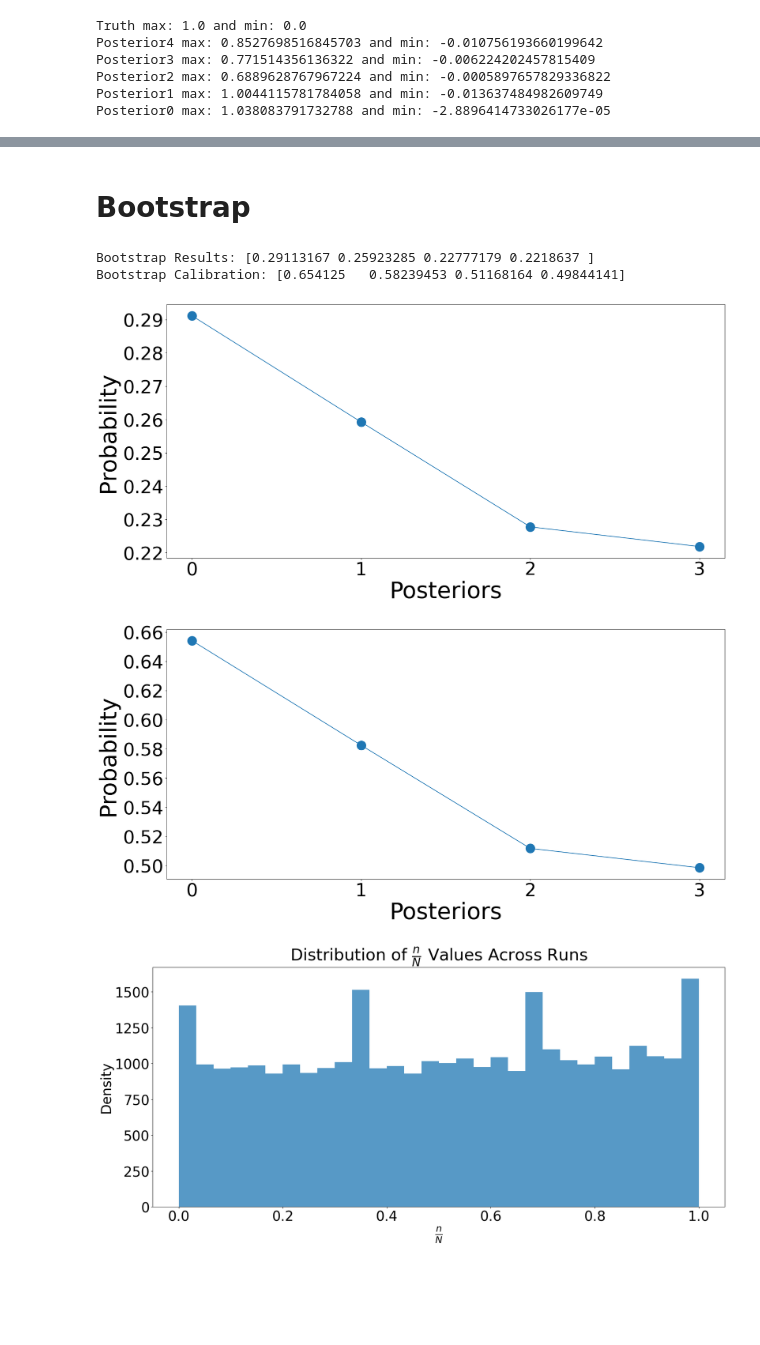
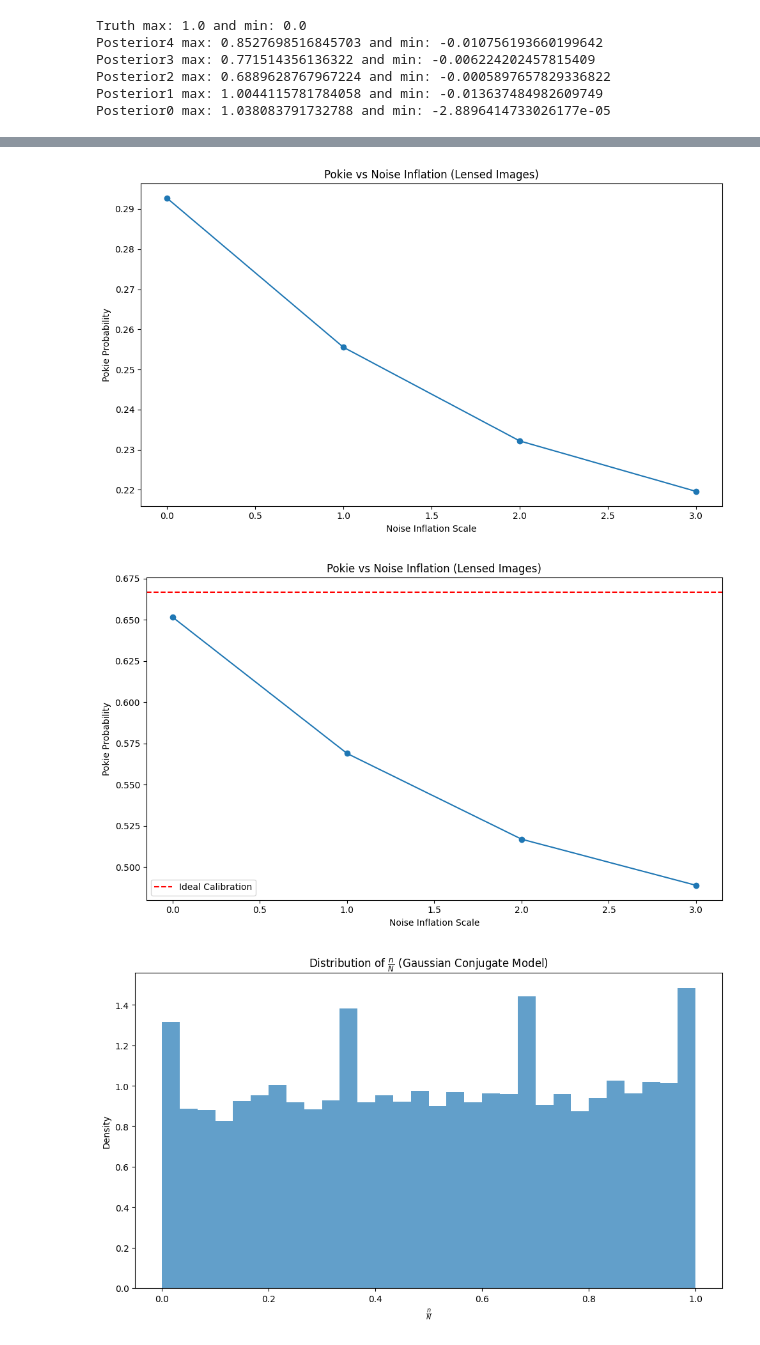
Before and after one commit to SammyS15/Pokie, a Jupyter notebook: notebook/Lensed_Images.ipynb, the cells around one changed output, grey strips where cells are left out. Saved outputs shown, nothing was run; the diff lists cells and outputs as text; code cells hidden in the pictures; blank space fills up the shorter version.

```diff
--- a/notebook/Lensed_Images.ipynb
+++ b/notebook/Lensed_Images.ipynb
@@ -145,7 +128,7 @@ Shape of Posterior: (4, 16, 64, 12288)
 # %%
 posterior = [posterior0_reshape, posterior1_reshape, posterior2_reshape, posterior3_reshape]
 posterior = np.array(posterior)
-results, calibrated, n_over_N_vals = pokie(truth, posterior, num_runs=100)
+results, calibrated, n_over_N_vals = pokie(truth, posterior, num_runs=200)
 print(f'Results: {results}')
 print(f'Calibration: {calibrated}')
 # %% [output]
@@ -162,37 +137,38 @@ plot_pokie(calibrated, name = '', title = 'Pokie_Lens_UnNormalized', folder = 'L
-# %% [markdown]
-# Bootstrap
-# %%
-posterior = [posterior0_reshape, posterior1_reshape, posterior2_reshape, posterior3_reshape]
-posterior = np.array(posterior)
-
-bootstrap_results, bootstrap_calibration, n_over_N_vals = pokie_bootstrap(truth, posterior, num_bootstrap=5)
-
-# Mean Across Columns
-bootstrap_results = np.mean(bootstrap_results, axis=0)
-# Mean Across Columns
-bootstrap_calibration = np.mean(bootstrap_calibration, axis=0)
-
-print(f'Bootstrap Results: {bootstrap_results}')
-print(f'Bootstrap Calibration: {bootstrap_calibration}')
-# %% [output]
-Bootstrap Results: [0.29113167 0.25923285 0.22777179 0.2218637 ]
-Bootstrap Calibration: [0.654125   0.58239453 0.51168164 0.49844141]
-# %%
-plot_pokie(bootstrap_results, name = '', title = 'Pokie_Bootstrap_Lens_Normalized', folder = 'Lensed_Images')
-# %% [output]
-[figure, removed]
-# %%
-plot_pokie(bootstrap_calibration, name = '', title = 'Pokie_Bootstrap_Lens_UnNormalized', folder = 'Lensed_Images')
-# %% [output]
-[figure, removed]
-# %%
-plt.figure(figsize=(20, 10))
-plt.hist(n_over_N_vals, bins=30, alpha=0.75)
-plt.title(r"Distribution of $\frac{n}{N}$ Values Across Runs")
-plt.xlabel(r"$\frac{n}{N}$")
-plt.ylabel("Density")
-plt.tight_layout()
-plt.savefig(f'./Plots/Lensed_Images/Pokie_Bootstrap_Distribution_n_over_N.pdf')
-plt.show()
-# %% [output]
-[figure, removed]
+# %%
+l_values = np.linspace(0, len(results) - 1, len(results))
+l_values = np.array(l_values)
+
+# Plot Pokie vs noise level
+plt.figure(figsize=(10, 6))
+plt.plot(l_values, results, marker='o')
+plt.xlabel('Noise Inflation Scale')
+plt.ylabel('Pokie Probability')
+plt.title('Pokie vs Noise Inflation (Lensed Images)')
+plt.tight_layout()
+plt.savefig("../PLots/Lensed_Images/Pokie_Lensed_Images.pdf")
+plt.show()
+
+plt.figure(figsize=(10, 6))
+plt.plot(l_values, calibrated, marker='o')
+plt.xlabel('Noise Inflation Scale')
+plt.ylabel('Pokie Probability')
+plt.title('Pokie vs Noise Inflation (Lensed Images)')
+plt.axhline(y=2/3, color='r', linestyle='--', label='Ideal Calibration')
+plt.legend()
+plt.tight_layout()
+plt.savefig("../PLots/Lensed_Images/Pokie_Lensed_Images_Calibrated.pdf")
+plt.show()
+
+# Histogram of n/N values
+plt.figure(figsize=(10, 6))
+plt.hist(n_over_N_vals, bins=30, density=True, alpha=0.7)
+plt.title(r"Distribution of $\frac{n}{N}$ (Gaussian Conjugate Model)")
+plt.xlabel(r"$\frac{n}{N}$")
+plt.ylabel("Density")
+plt.tight_layout()
+plt.savefig("../PLots/Lensed_Images/Pokie_n_over_N_Lensed_Images.pdf")
+plt.show()
+# %% [output]
+[figure, added]
+[figure, added]
+[figure, added]
```
Also changed, not shown: parts of 8 cells of this notebook, 47 other files.
